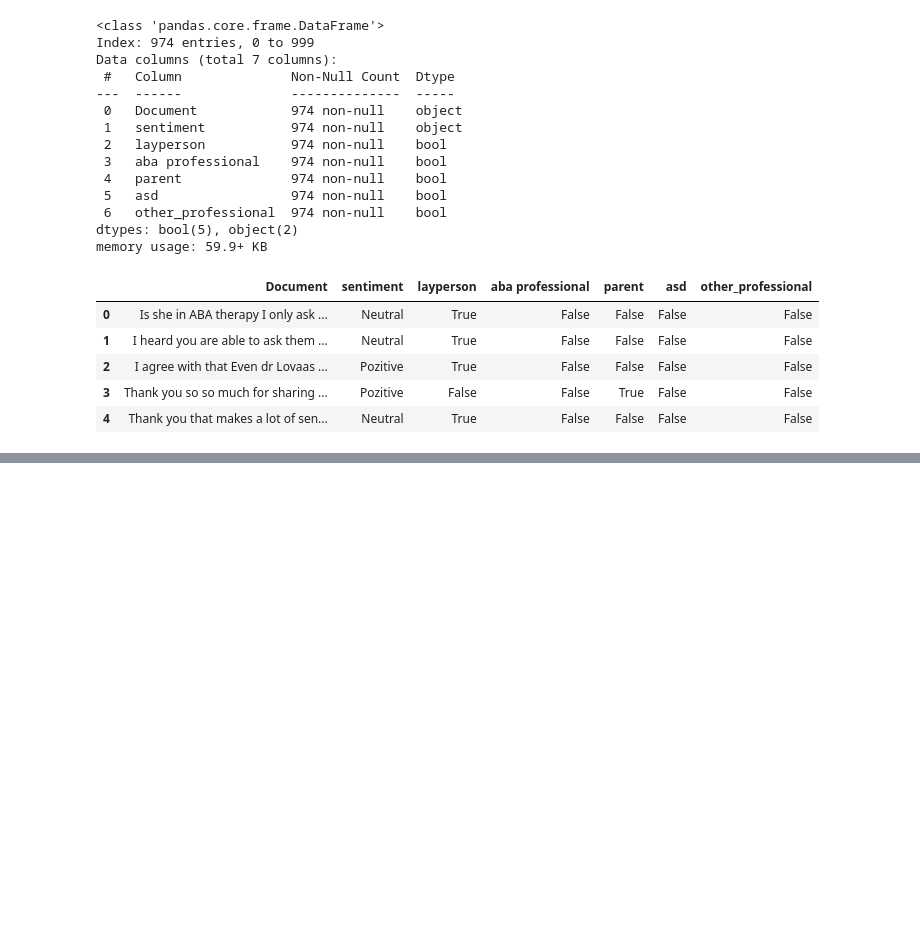
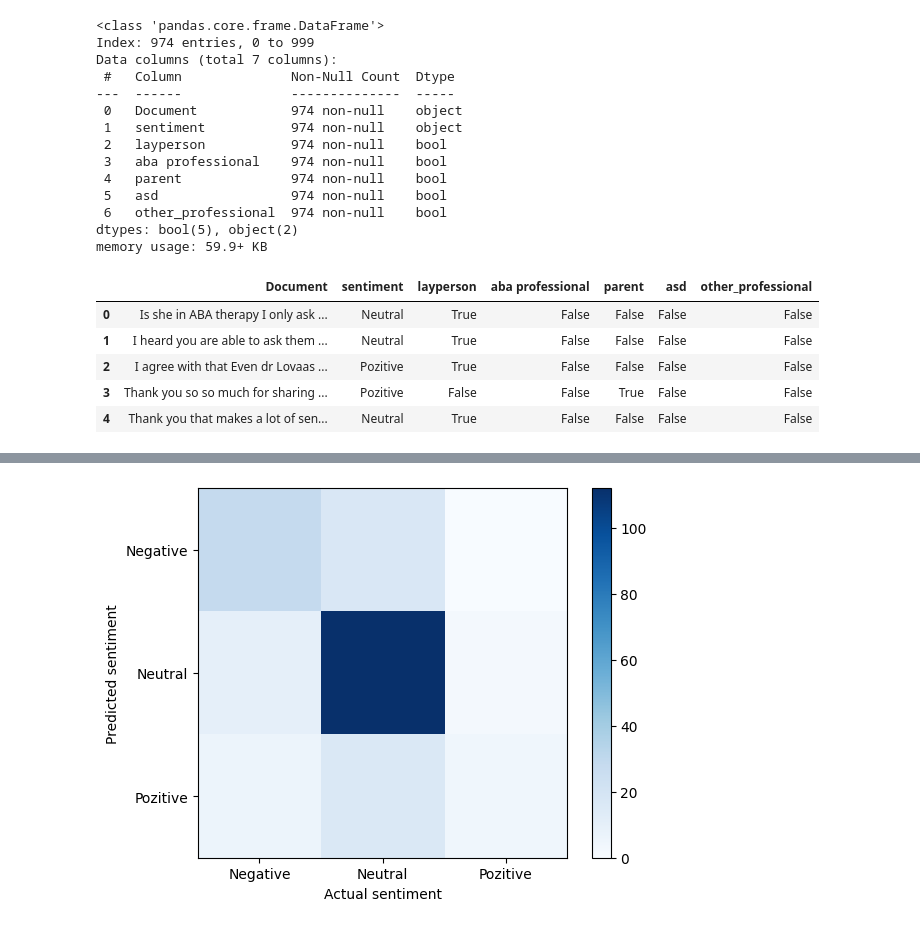
Before and after one commit to andrea-mar/BBK_MScDataScience2reddit_posts, a Jupyter notebook: sentiment_analysis_aba_posts.ipynb, the cells around one changed output, grey strips where cells are left out. Drawn from its saved outputs; the diff is of its cells as text; code cells hidden in the pictures; blank space fills up the shorter version.

Commit message:
sentiment analysis on a subset of reddit data - logistic resgression and random forest - traditional ML

```diff
--- a/sentiment_analysis_aba_posts.ipynb
+++ b/sentiment_analysis_aba_posts.ipynb
@@ -1312,0 +1592,13 @@ Also according to the authors cited above, when fine-tuning SiEBERT on a new thr
+# %%
+from sklearn.preprocessing import LabelEncoder
+# encode the sentiment classes as numbers
+label_encoder = LabelEncoder()
+y_encoded = label_encoder.fit_transform(y_ros.sentiment)
+
+# get the mapping
+class_mapping = dict(zip(label_encoder.classes_, label_encoder.transform(label_encoder.classes_)))
+
+# print the mapping
+print("Class Mapping:")
+for class_label, encoded_value in class_mapping.items():
+    print(f"{class_label}: {encoded_value}")
@@ -1312,0 +1724,10 @@ Also according to the authors cited above, when fine-tuning SiEBERT on a new thr
+# %%
+# encode target test labels
+y_test_encoded = label_encoder.fit_transform(y_test.sentiment)
+# %%
+# tokenize test data
+X_test.loc[:, 'new_document'] = X_test['Document'].apply(preprocess_lem)
+# vectorize test data
+vectorized_X_test = vectorizer.transform(X_test.new_document)
+vectorized_X_test = pd.DataFrame(vectorized_X_test.toarray(), columns=vectorizer.get_feature_names_out())
+vectorized_X_test.head(2)
@@ -1312,0 +1773,23 @@ Also according to the authors cited above, when fine-tuning SiEBERT on a new thr
+# %%
+sentiment_classes = ['Negative', 'Neutral','Pozitive']
+# Negative: 0
+# Neutral: 1
+# Pozitive: 2
+
+# plot confusion matrix for test set
+plt.imshow(conf_matrix, interpolation="nearest", cmap=plt.cm.Blues)
+plt.colorbar()
+tick_marks = np.arange(len(sentiment_classes))
+plt.xticks(tick_marks, sentiment_classes)
+plt.yticks(tick_marks, sentiment_classes)
+plt.xlabel("Actual sentiment")
+plt.ylabel("Predicted sentiment")
+plt.show()
+
+# the model can predict well the neutral text
+# it perfoms worst with Pozitive examples
+# this is to be expected as the dataset is very imbalanced and the model has access to a lot of examples for the neutral class
+# not many unique examples for the other 2 classes
+# this is consistent with Hartmann et al (2023) findings that traditional ML methods do not perform much better than chance for 3 class sentiment classification
+# %% [output]
+[figure, added]
```
Also changed, not shown: parts of 38 cells of this notebook.
